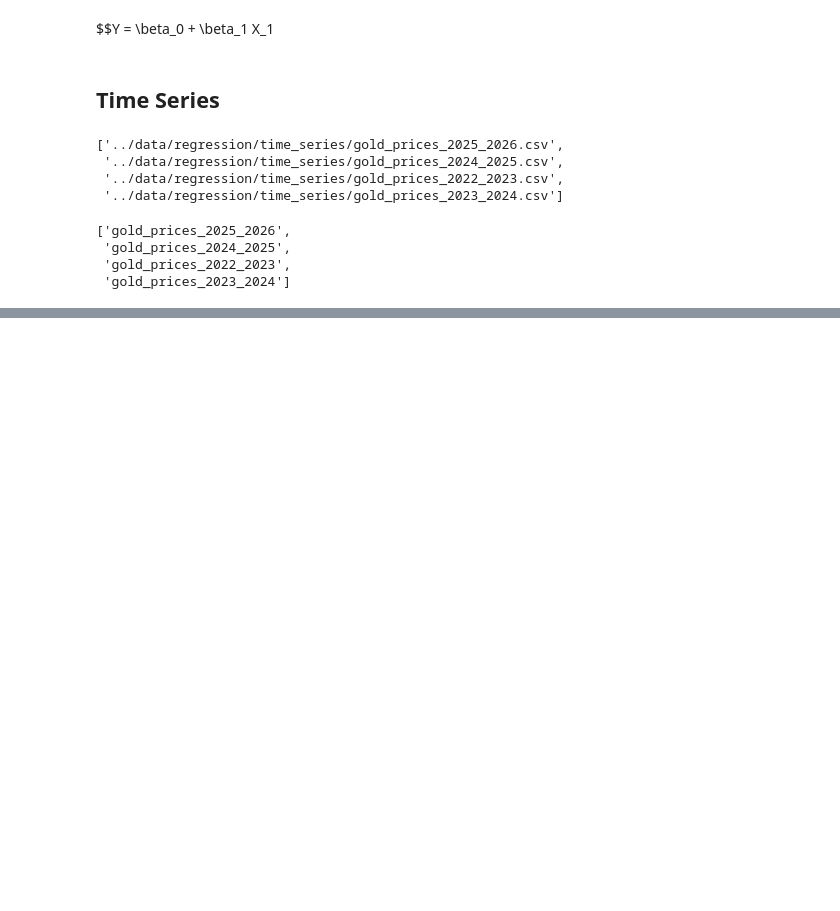
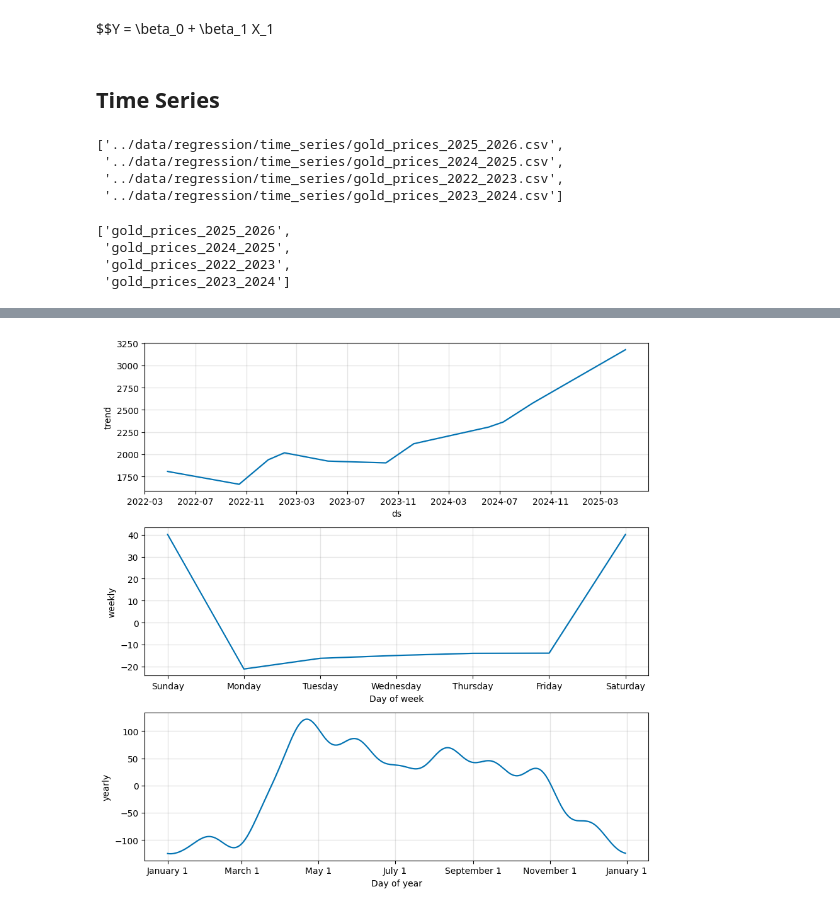
Before and after one commit to hovhannisyan91/aca, a Jupyter notebook: lab/python/notebooks/16_simple_linear_regression.ipynb, the cells around one changed output, grey strips where cells are left out. Drawn from its saved outputs; the diff is of its cells as text; code cells hidden in the pictures; blank space fills up the shorter version.

```diff
--- a/lab/python/notebooks/16_simple_linear_regression.ipynb
+++ b/lab/python/notebooks/16_simple_linear_regression.ipynb
@@ -376,0 +433,3 @@ ts_combined.describe()
+# %%
+ts_combined_2022_2025["time_index"] = np.arange(1, len(ts_combined_2022_2025) + 1)
+ts_combined_2022_2025.tail() #754
@@ -455,0 +499,6 @@ X_time
+# %%
+from statsmodels.tsa.arima.model import ARIMA
+
+ts_arima = ts_combined_2022_2025.set_index("Date").asfreq("B")
+
+ts_arima.head()
@@ -455,0 +579,13 @@ X_time
+# %%
+from prophet import Prophet
+
+df_prophet = ts_combined_2022_2025.rename(columns={"Date": "ds", "Close": "y"})
+
+prophet_model = Prophet()
+prophet_model.fit(df_prophet)
+
+future = prophet_model.make_future_dataframe(periods=5, freq="B")
+
+forecast = prophet_model.predict(future)
+
+forecast[["ds", "yhat", "yhat_lower", "yhat_upper"]].tail(3)
@@ -455,0 +599,5 @@ X_time
+# %%
+prophet_model.plot_components(forecast)
+plt.show()
+# %% [output]
+[figure, added]
```
Also changed, not shown: parts of 63 cells of this notebook, 2 other files.
